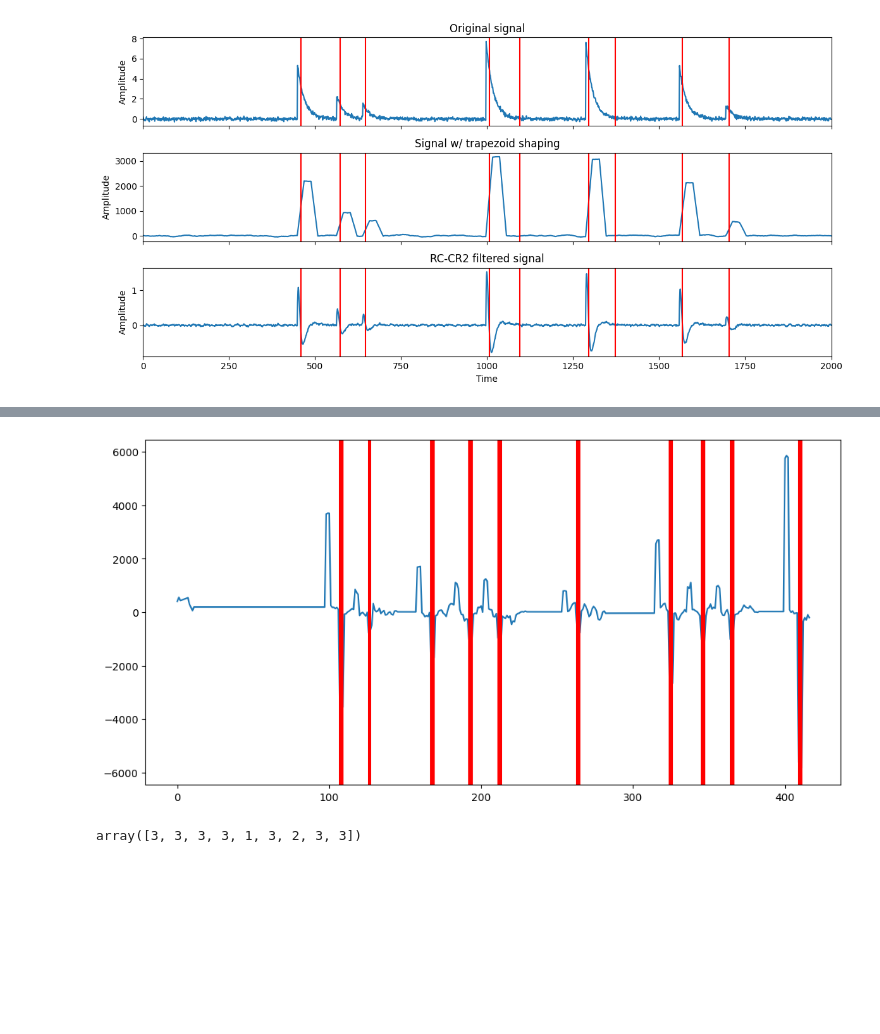
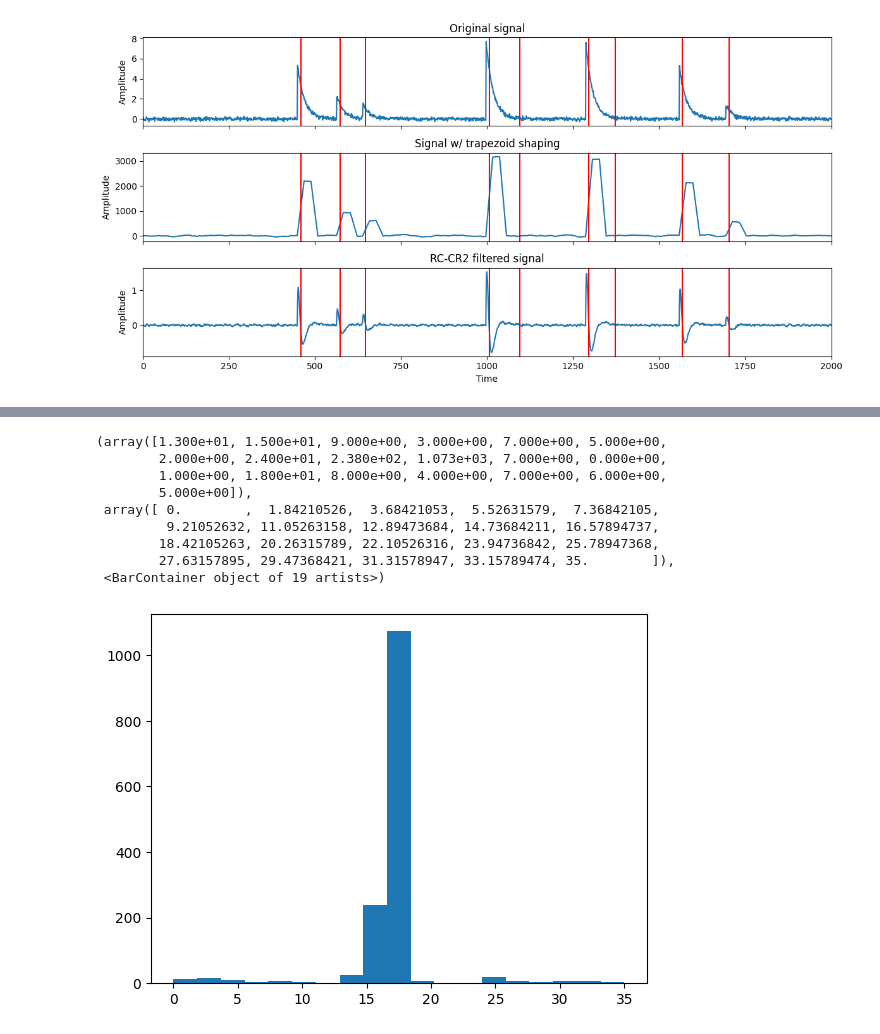
Before and after one commit to sleepythessu/Space-Instrumentation, a Jupyter notebook: filter_simulation.ipynb, the cells around one changed output, grey strips where cells are left out. Saved outputs shown, nothing was run; the diff lists cells and outputs as text; code cells hidden in the pictures; blank space fills up the shorter version.

```diff
--- a/filter_simulation.ipynb
+++ b/filter_simulation.ipynb
@@ -263,18 +270,21 @@ plt.show()
-# %%
-diff = np.diff(trapez_sig)
-indices = np.argwhere(diff < -5e2)
-plt.plot(np.diff(trapez_sig))
-for ind in indices:
-    plt.axvline(ind, color="red")
-plt.gcf().set_size_inches(12,6)
-# %% [output]
-[figure, removed]
-# %%
-plateau_starts = []
-for i in range(len(indices) - 1):
-    if indices[i+1] - indices[i] != 1:
-        plateau_starts.append(indices[i+1])
-
-np.array(plateau_starts).ravel() - trigs[2:]
-# %% [output]
-array([3, 3, 3, 3, 1, 3, 2, 3, 3])
+# %%
+plateau_starts = []
+for trig in trigs[1:]:
+    try:
+        plateau_starts.append((np.argwhere(np.diff(trapez_sig[trig-k-l:trig+k+l], n=2) < -500)[0])[0])
+    except IndexError:
+        continue
+
+plateau_starts = np.array(plateau_starts)
+plt.hist(plateau_starts, bins=np.linspace(min(plateau_starts), max(plateau_starts), 20))
+# %% [output]
+(array([1.300e+01, 1.500e+01, 9.000e+00, 3.000e+00, 7.000e+00, 5.000e+00,
+        2.000e+00, 2.400e+01, 2.380e+02, 1.073e+03, 7.000e+00, 0.000e+00,
+        1.000e+00, 1.800e+01, 8.000e+00, 4.000e+00, 7.000e+00, 6.000e+00,
+        5.000e+00]),
+ array([ 0.        ,  1.84210526,  3.68421053,  5.52631579,  7.36842105,
+         9.21052632, 11.05263158, 12.89473684, 14.73684211, 16.57894737,
+        18.42105263, 20.26315789, 22.10526316, 23.94736842, 25.78947368,
+        27.63157895, 29.47368421, 31.31578947, 33.15789474, 35.        ]),
+ <BarContainer object of 19 artists>)
+[figure, added]
```
Also changed, not shown: parts of 2 cells of this notebook.
